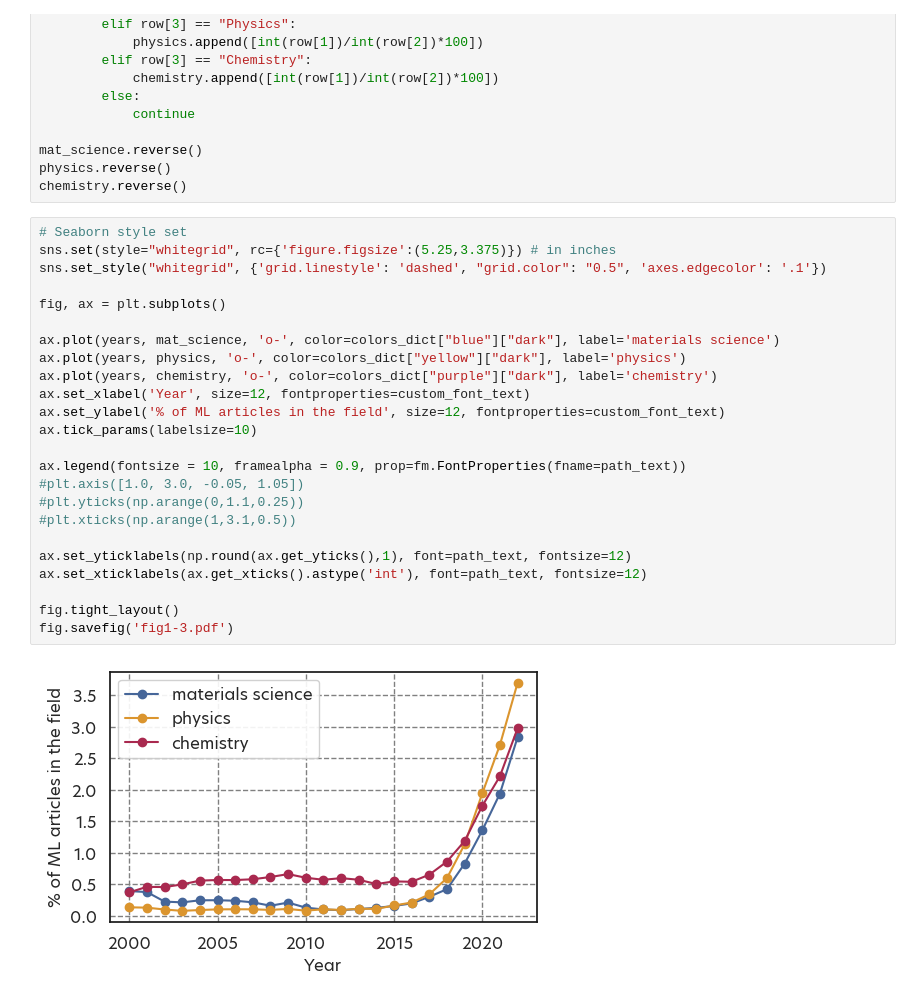
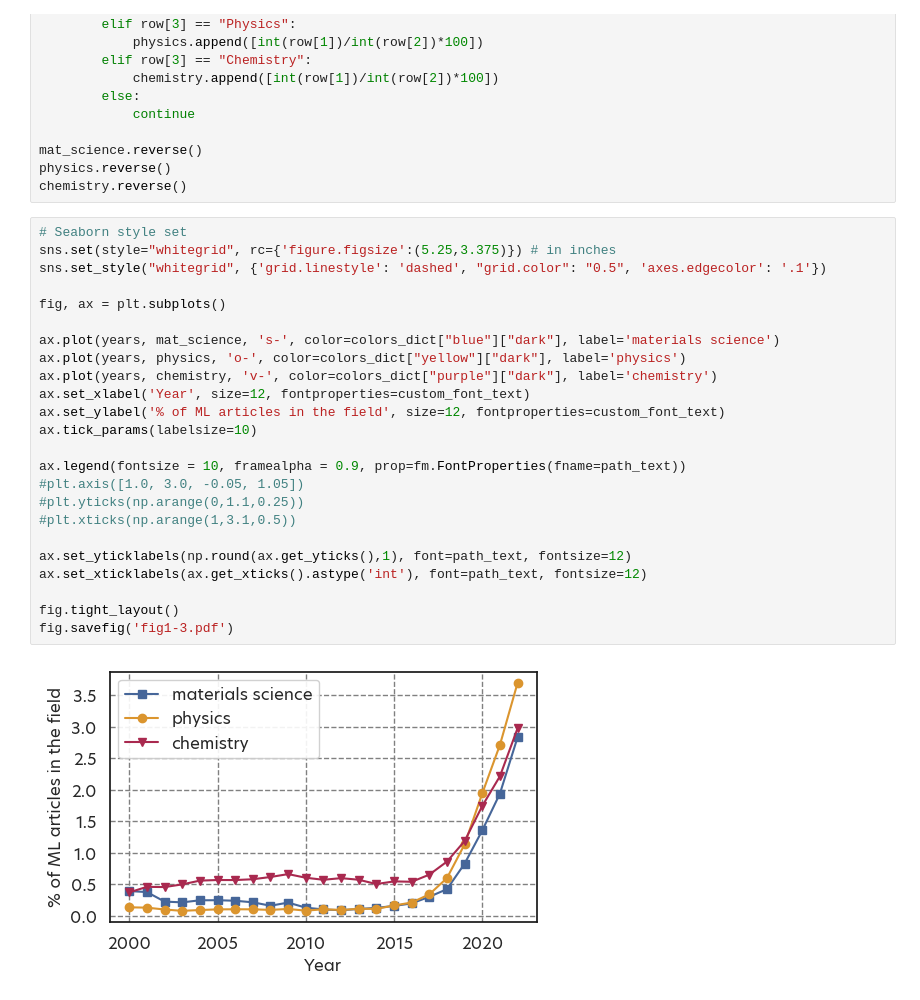
Before and after one commit to Shmoo137/Lecture-Notes, a Jupyter notebook: figures/fig-1.3/1.3-title.ipynb, the cells around one changed output. Cells and saved outputs as stored; diff of their text form.

```diff
--- a/figures/fig-1.3/1.3-title.ipynb
+++ b/figures/fig-1.3/1.3-title.ipynb
@@ -56,26 +56,26 @@ chemistry.reverse()
 # %%
 # Seaborn style set
 sns.set(style="whitegrid", rc={'figure.figsize':(5.25,3.375)}) # in inches
 sns.set_style("whitegrid", {'grid.linestyle': 'dashed', "grid.color": "0.5", 'axes.edgecolor': '.1'})
 
 fig, ax = plt.subplots()
 
-ax.plot(years, mat_science, 'o-', color=colors_dict["blue"]["dark"], label='materials science')
+ax.plot(years, mat_science, 's-', color=colors_dict["blue"]["dark"], label='materials science')
 ax.plot(years, physics, 'o-', color=colors_dict["yellow"]["dark"], label='physics')
-ax.plot(years, chemistry, 'o-', color=colors_dict["purple"]["dark"], label='chemistry')
+ax.plot(years, chemistry, 'v-', color=colors_dict["purple"]["dark"], label='chemistry')
 ax.set_xlabel('Year', size=12, fontproperties=custom_font_text)
 ax.set_ylabel('% of ML articles in the field', size=12, fontproperties=custom_font_text)
 ax.tick_params(labelsize=10)
 
 ax.legend(fontsize = 10, framealpha = 0.9, prop=fm.FontProperties(fname=path_text))
 #plt.axis([1.0, 3.0, -0.05, 1.05])
 #plt.yticks(np.arange(0,1.1,0.25))
 #plt.xticks(np.arange(1,3.1,0.5))
 
 ax.set_yticklabels(np.round(ax.get_yticks(),1), font=path_text, fontsize=12)
 ax.set_xticklabels(ax.get_xticks().astype('int'), font=path_text, fontsize=12)
 
 fig.tight_layout()
 fig.savefig('fig1-3.pdf')
 # %% [output]
-[figure, old version]
+[figure, new version]
```
Also changed, not shown: 1 other file.
